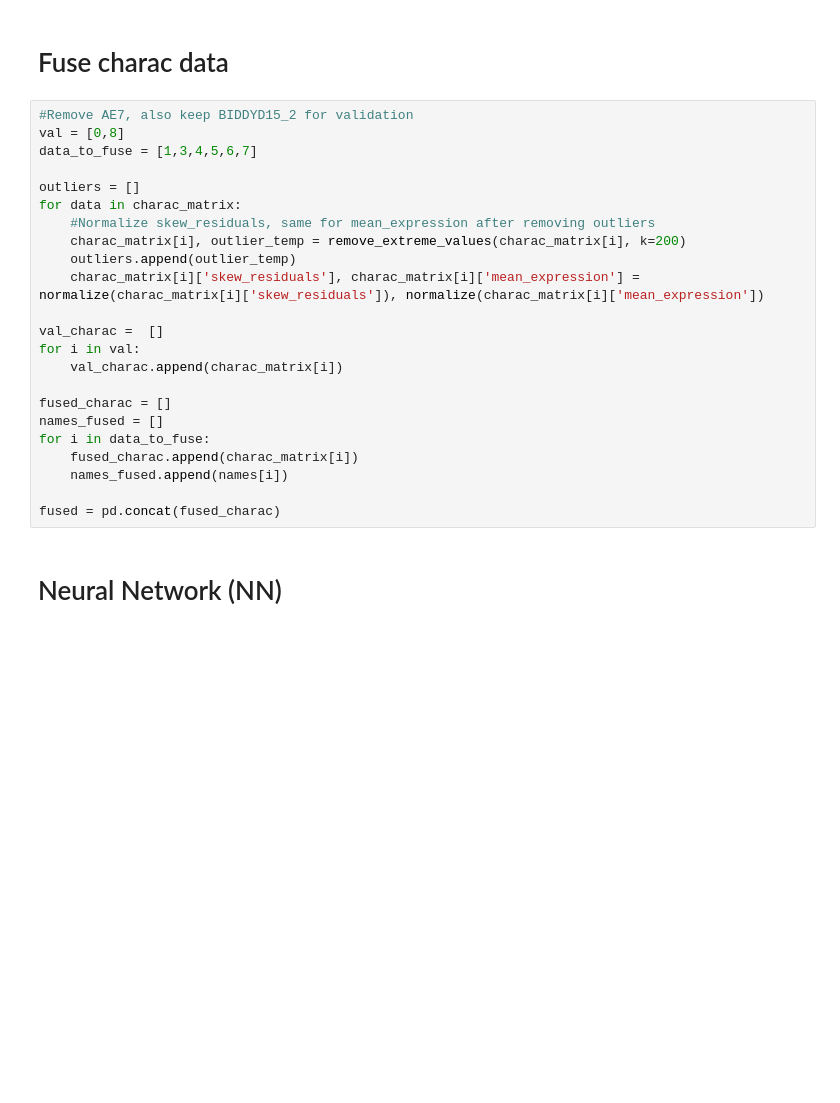
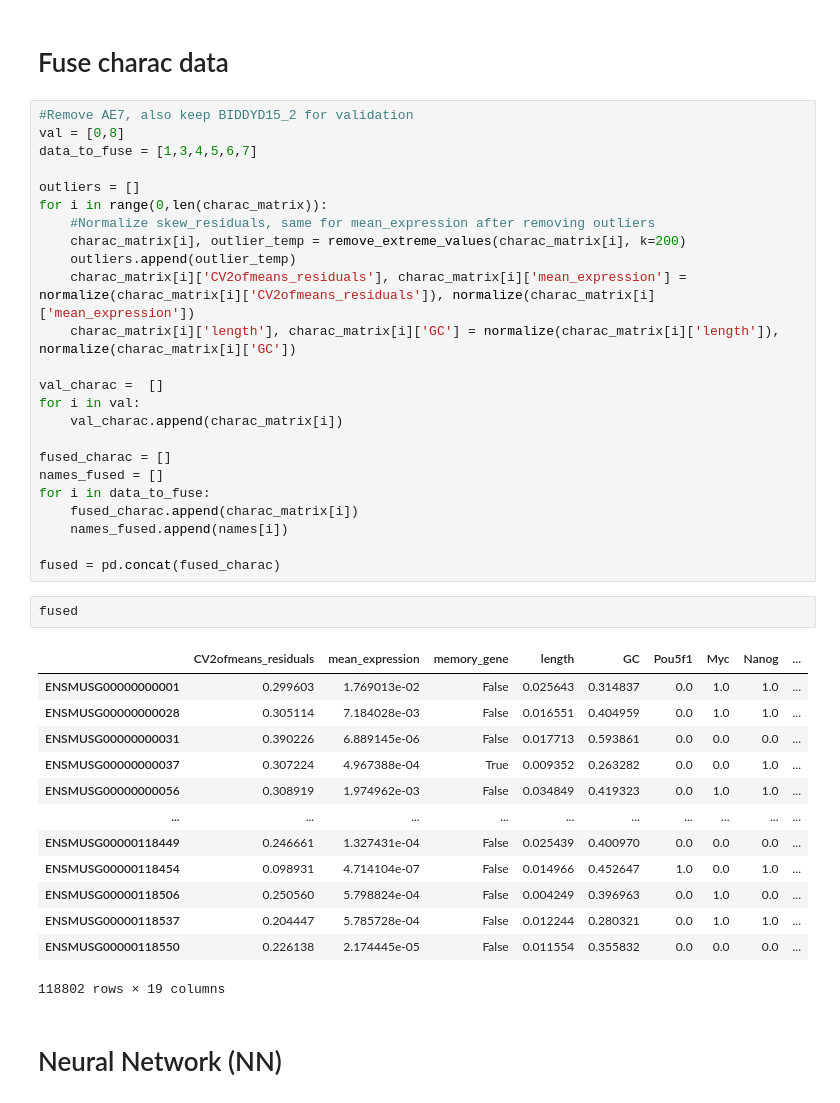
Before and after one commit to alexiaDorm/Memory_genes, a Jupyter notebook: src/Characteristics.ipynb, the cells around one changed output. Saved outputs shown, nothing was run; the diff lists cells and outputs as text; blank space fills up the shorter version.

```diff
--- a/src/Characteristics.ipynb
+++ b/src/Characteristics.ipynb
@@ -181,11 +160,12 @@ val = [0,8]
 data_to_fuse = [1,3,4,5,6,7]
 
 outliers = []
-for data in charac_matrix:
+for i in range(0,len(charac_matrix)):
     #Normalize skew_residuals, same for mean_expression after removing outliers
     charac_matrix[i], outlier_temp = remove_extreme_values(charac_matrix[i], k=200)
     outliers.append(outlier_temp)
-    charac_matrix[i]['skew_residuals'], charac_matrix[i]['mean_expression'] = normalize(charac_matrix[i]['skew_residuals']), normalize(charac_matrix[i]['mean_expression'])
+    charac_matrix[i]['CV2ofmeans_residuals'], charac_matrix[i]['mean_expression'] = normalize(charac_matrix[i]['CV2ofmeans_residuals']), normalize(charac_matrix[i]['mean_expression'])
+    charac_matrix[i]['length'], charac_matrix[i]['GC'] = normalize(charac_matrix[i]['length']), normalize(charac_matrix[i]['GC'])
 
 val_charac =  []
 for i in val:
@@ -198,6 +178,22 @@ for i in data_to_fuse:
     names_fused.append(names[i])
 
 fused = pd.concat(fused_charac)
+# %%
+fused
+# %% [output]
+|  | CV2ofmeans_residuals | mean_expression | memory_gene | length | GC | Pou5f1 | Myc | Nanog | ... |
+| ENSMUSG00000000001 | 0.299603 | 1.769013e-02 | False | 0.025643 | 0.314837 | 0.0 | 1.0 | 1.0 | ... |
+| ENSMUSG00000000028 | 0.305114 | 7.184028e-03 | False | 0.016551 | 0.404959 | 0.0 | 1.0 | 1.0 | ... |
+| ENSMUSG00000000031 | 0.390226 | 6.889145e-06 | False | 0.017713 | 0.593861 | 0.0 | 0.0 | 0.0 | ... |
+| ENSMUSG00000000037 | 0.307224 | 4.967388e-04 | True | 0.009352 | 0.263282 | 0.0 | 0.0 | 1.0 | ... |
+| ENSMUSG00000000056 | 0.308919 | 1.974962e-03 | False | 0.034849 | 0.419323 | 0.0 | 1.0 | 1.0 | ... |
+| ... | ... | ... | ... | ... | ... | ... | ... | ... | ... |
+| ENSMUSG00000118449 | 0.246661 | 1.327431e-04 | False | 0.025439 | 0.400970 | 0.0 | 0.0 | 0.0 | ... |
+| ENSMUSG00000118454 | 0.098931 | 4.714104e-07 | False | 0.014966 | 0.452647 | 1.0 | 0.0 | 1.0 | ... |
+| ENSMUSG00000118506 | 0.250560 | 5.798824e-04 | False | 0.004249 | 0.396963 | 0.0 | 1.0 | 0.0 | ... |
+| ENSMUSG00000118537 | 0.204447 | 5.785728e-04 | False | 0.012244 | 0.280321 | 0.0 | 1.0 | 1.0 | ... |
+| ENSMUSG00000118550 | 0.226138 | 2.174445e-05 | False | 0.011554 | 0.355832 | 0.0 | 0.0 | 0.0 | ... |
+118802 rows × 19 columns
 # %% [markdown]
 # Neural Network (NN)
 # %%
```
Also changed, not shown: parts of 11 cells of this notebook, 6 other files.
